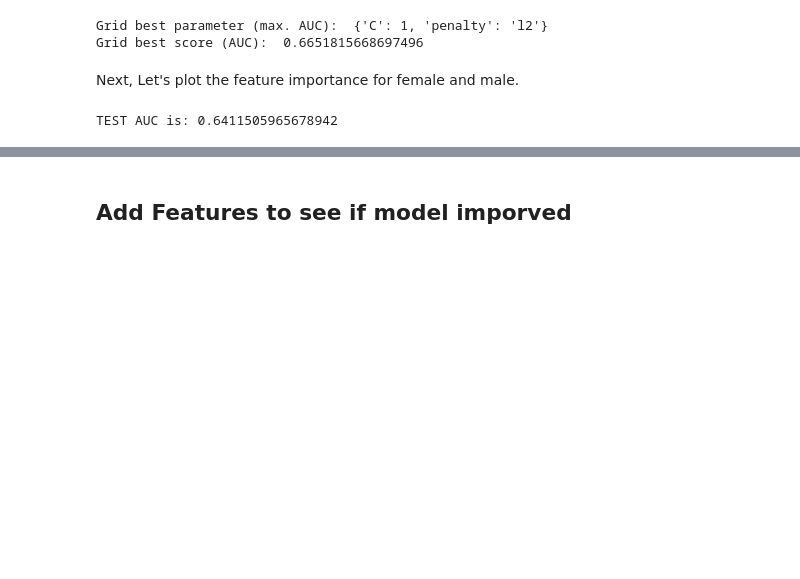
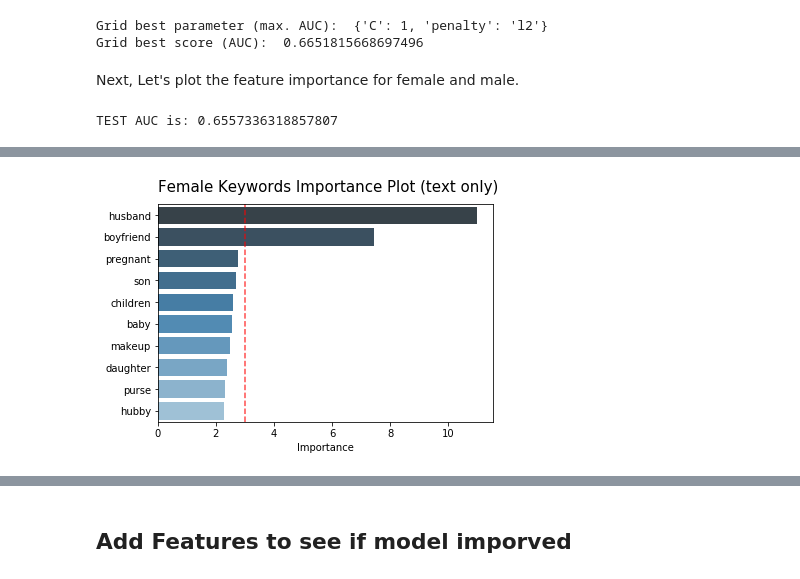
Before and after one commit to TZstatsADS/Spring2019-Proj1-LalaFat, a Jupyter notebook: doc/Happy_moment.ipynb, the cells around one changed output, grey strips where cells are left out. Drawn from its saved outputs; the diff is of its cells as text; code cells hidden in the pictures; blank space fills up the shorter version.

```diff
--- a/doc/Happy_moment.ipynb
+++ b/doc/Happy_moment.ipynb
@@ -234,7 +223,7 @@ Grid best score (AUC):  0.6651815668697496
 Next, Let's plot the feature importance for female and male.
 # %%
 LR = LogisticRegression(C = 1, penalty = 'l2',class_weight = 'balanced')
-Female,Male = print_male_female(model)
+Female,Male = print_male_female(LR)
 
 plt.figure()
 Female = Female.set_index('Key Words')
@@ -242,8 +231,8 @@ ax = sns.barplot(Female['Importance'],Female.index,palette="Blues_d")
 ax.set_xlabel('Importance')
 ax.set_yticklabels(ax.get_yticklabels())
 ax.set_ylabel('')
-ax.set_title('Female Key Words Importance Plot (text only)',
+ax.set_title('Female Keywords Importance Plot (text only)',
              loc = 'left', fontsize = 15,y = 1.03);
-plt.axvline(1,color = 'red',linestyle='--',alpha = 0.7);
+plt.axvline(3,color = 'red',linestyle='--',alpha = 0.7);
 # %% [output]
-TEST AUC is: 0.6411505965678942
+TEST AUC is: 0.6557336318857807
@@ -252,3 +239,4 @@ TEST AUC is: 0.6411505965678942
+[figure, added]
 # %%
 plt.figure()
 Male = Male.set_index('Key Words')
```
Also changed, not shown: parts of 15 cells of this notebook.
